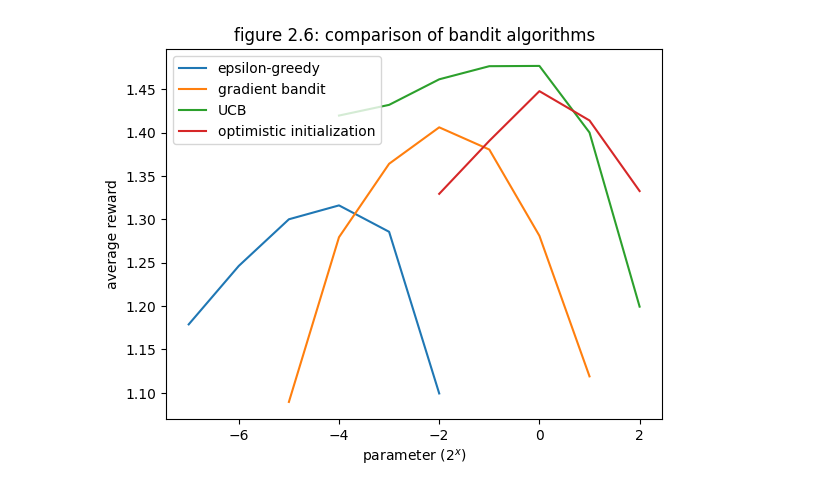
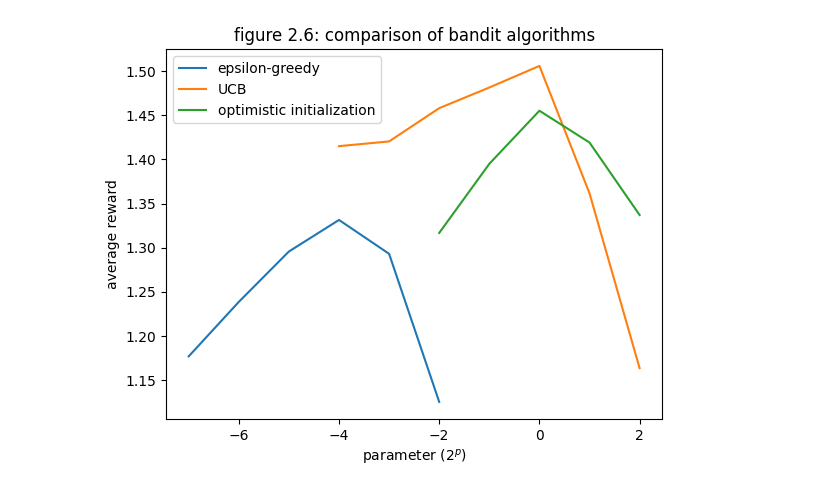
Before and after one commit to kevinthisyear/CS_4771_RL, a Jupyter notebook: hw1.4.ipynb, the cells around one changed output. Saved outputs shown, nothing was run; the diff lists cells and outputs as text; code cells hidden in the pictures.

```diff
--- a/hw1.4.ipynb
+++ b/hw1.4.ipynb
@@ -135,51 +99,43 @@ def simulate(runs, time, agents, envs):
 def build_eps_greedy(p):
     eps = 2.0 ** p
     return Agent(k_arm=10, epsilon=eps, sample_averages=True)
-
-def build_gradient(p):
-    alpha = 2.0 ** p
-    return GradientAgent(k_arm=10, alpha=alpha, baseline=True)
 
 def build_ucb(p):
     c = 2.0 ** p
     return UCB(k_arm=10, c=c, step_size=None)
 
 def build_opt_init(p):
     q0 = 2.0 ** p
     return Agent(k_arm=10, epsilon=0.0, sample_averages=False, q_init=q0, step_size=0.1)
 
 agents = []
-builders = [build_eps_greedy, build_gradient, build_ucb, build_opt_init]
+builders = [build_eps_greedy, build_ucb, build_opt_init]
 param_grids = [
-    np.arange(-7, -1, dtype=float),   # epsilon = 2^p
-    np.arange(-5, 2, dtype=float),    # alpha   = 2^p
-    np.arange(-4, 3, dtype=float),    # c       = 2^p
-    np.arange(-2, 3, dtype=float)     # Q0      = 2^p
+    np.arange(-7, -1, dtype=float),
+    np.arange(-4, 3, dtype=float),
+    np.arange(-2, 3, dtype=float)
 ]
+
 for grid, builder in zip(param_grids, builders):
     for p in grid:
         agents.append(builder(p))
 
-# One stationary environment per agent
 envs = [Bandit(k_arm=10, true_reward=0.0) for _ in agents]
-
-# Run simulation (reduce runs/time for quicker tests)
 best_action_rates, avg_rewards = simulate(runs=2000, time=1000, agents=agents, envs=envs)
 
-# Collapse avg_rewards over time to one value per agent
 rewards_per_agent = avg_rewards.mean(axis=1)
 
-labels = ['epsilon-greedy', 'gradient bandit', 'UCB', 'optimistic initialization']
+labels = ['epsilon-greedy', 'UCB', 'optimistic initialization']
 idx = 0
 for label, grid in zip(labels, param_grids):
     n = len(grid)
     plt.plot(grid, rewards_per_agent[idx:idx+n], label=label)
     idx += n
 
-plt.xlabel('parameter ($2^x$)')
+plt.xlabel('parameter ($2^p$)')
 plt.ylabel('average reward')
 plt.title('figure 2.6: comparison of bandit algorithms')
 plt.legend()
 plt.show()
 # %% [output]
-[figure, old version]
+[figure, new version]
```
Also changed, not shown: parts of 1 cell of this notebook.
